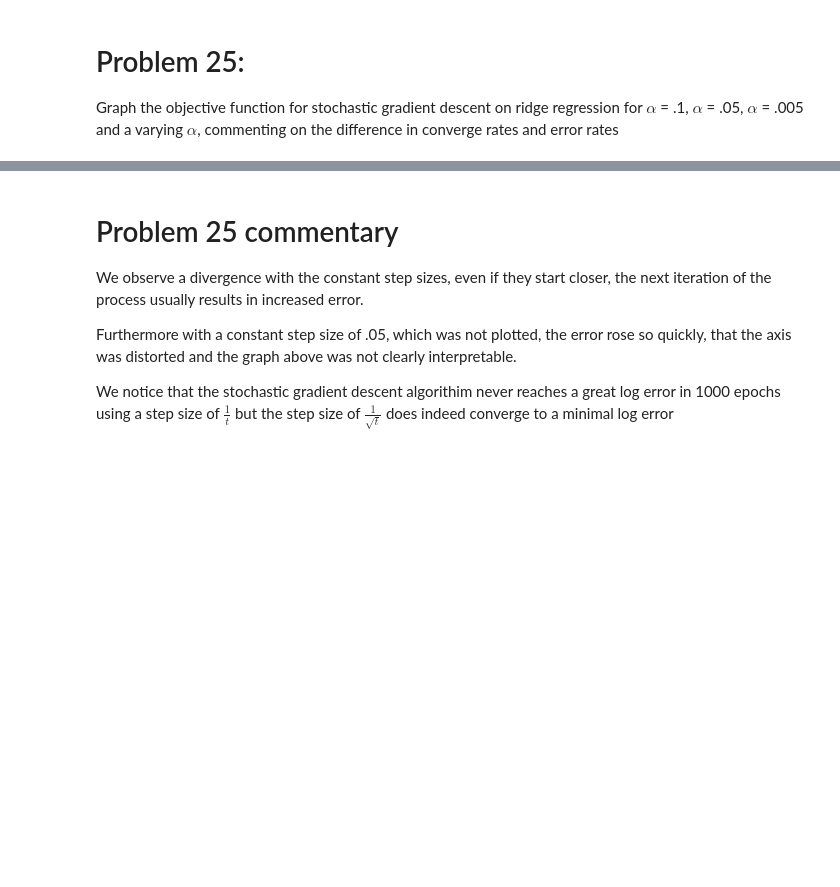
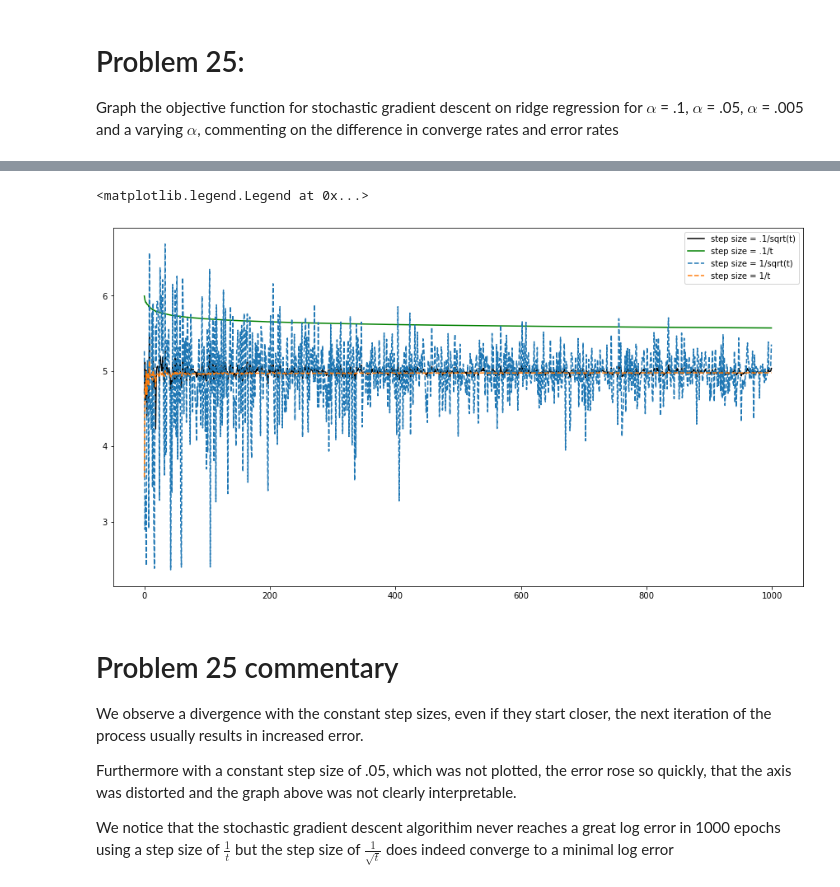
Before and after one commit to jgeorge313/Sem_2, a Jupyter notebook: DS_GA_1003/HW/hw2/skeleton_code.ipynb, the cells around one changed output, grey strips where cells are left out. Drawn from its saved outputs; the diff is of its cells as text; code cells hidden in the pictures; blank space fills up the shorter version.

```diff
--- a/DS_GA_1003/HW/hw2/skeleton_code.ipynb
+++ b/DS_GA_1003/HW/hw2/skeleton_code.ipynb
@@ -820,3 +876,16 @@ plt.legend()
+# %%
+fig = plt.figure(figsize=(15,8))
+
+
+plt.plot(np.log(sgd_loss_hist_sqrt_01[:,-1]), label = 'step size = .1/sqrt(t)', color = 'black')
+plt.plot(np.log(sgd_loss_hist_t_01[:,-1]), label = 'step size = .1/t', color = 'green')
+
+plt.plot(np.log(sgd_loss_hist_sqrt_1[:,-1]), label = 'step size = 1/sqrt(t)', linestyle = 'dashed')
+plt.plot(np.log(sgd_loss_hist_t_1[:,-1]), label = 'step size = 1/t', linestyle = 'dashed')
+plt.legend()
+# %% [output]
+<matplotlib.legend.Legend at 0x...>
+[figure, added]
 # %% [markdown]
 # Problem 25 commentary
 
```
Also changed, not shown: parts of 5 cells of this notebook.
